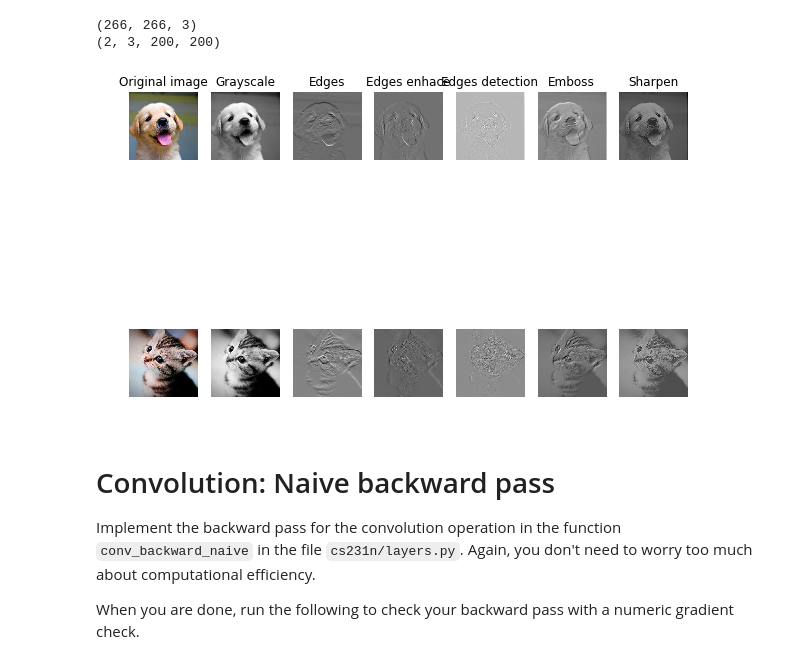
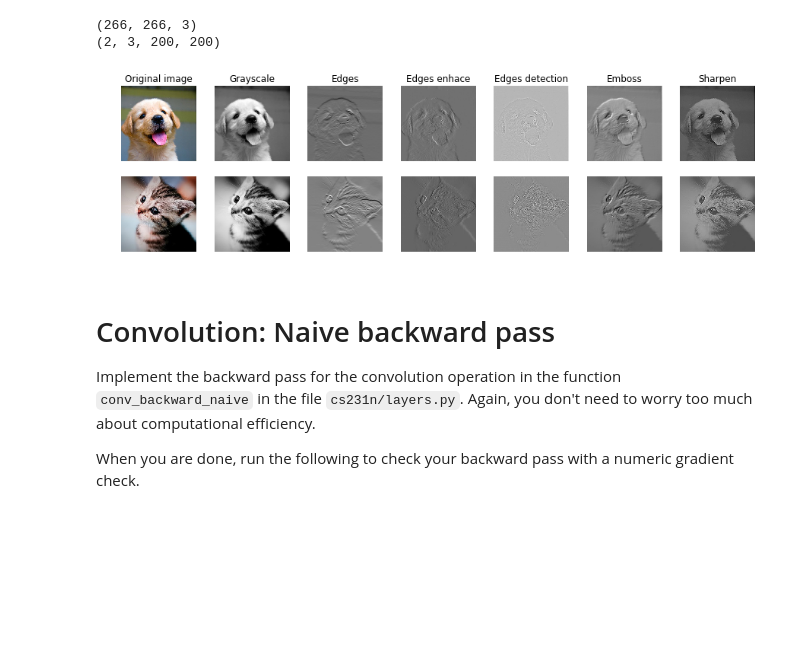
Before and after one commit to hbthien/cs231n-spring2017, a Jupyter notebook: assignment2/ConvolutionalNetworks.ipynb, the cells around one changed output. Cells and saved outputs as stored; diff of their text form; code cells hidden in the pictures; blank space fills up the shorter version.

```diff
--- a/assignment2/ConvolutionalNetworks.ipynb
+++ b/assignment2/ConvolutionalNetworks.ipynb
@@ -179,34 +179,36 @@ for i in range(2):
         if i==0: plt.title(tt)
 
 
 
 # plt.subplot(2, K+1, 1)
 # imshow_noax(puppy, normalize=False)
 # plt.title('Original image')
 
 # plt.subplot(2, K+1, 2)
 # imshow_noax(out[0, 0])
 # plt.title('Grayscale')
 
 # plt.subplot(2, K+1, 3)
 # imshow_noax(out[0, 1])
 # plt.title('Edges')
 
 # plt.subplot(2, K+1, 4)
 # imshow_noax(out[0, 2])
 # plt.title('Edges enhance')
 
 # plt.subplot(2, K+1, 5)
 # imshow_noax(kitten_cropped, normalize=False)
 # plt.subplot(2, K+1, 6)
 # imshow_noax(out[1, 0])
 # plt.subplot(2, K+1, 7)
 # imshow_noax(out[1, 1])
 # plt.subplot(2, K+1, 8)
 # imshow_noax(out[1, 2])
+plt.gcf().set_size_inches(15, 4)
+
 plt.show()
 # %% [output]
-[figure, old version]
+[figure, new version]
 # %% [markdown]
 # Convolution: Naive backward pass
 Implement the backward pass for the convolution operation in the function `conv_backward_naive` in the file `cs231n/layers.py`. Again, you don't need to worry too much about computational efficiency.
```
Also changed, not shown: 4 other files.
